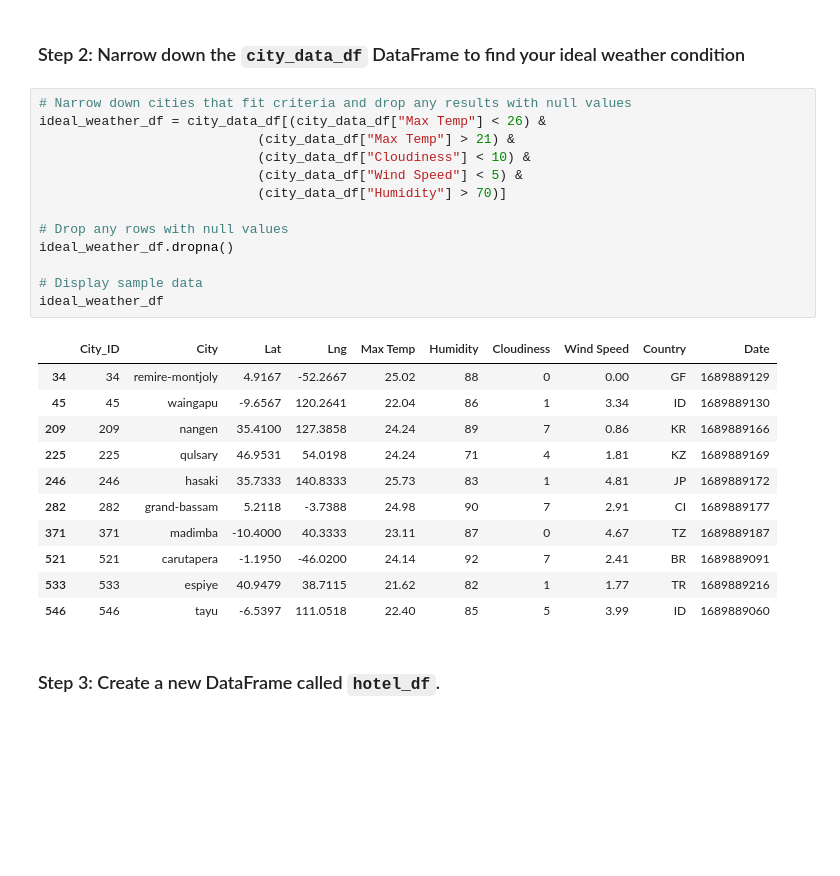
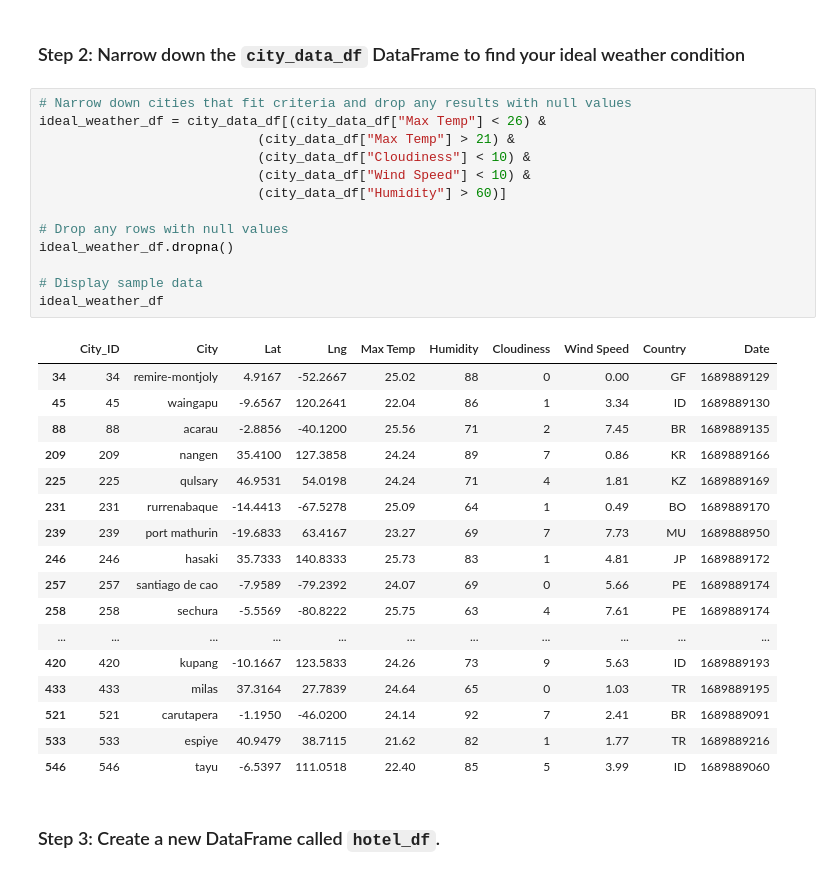
Before and after one commit to JLaydeJ/python-api-challenge, a Jupyter notebook: WeatherPy/VacationPy.ipynb, the cells around one changed output. Drawn from its saved outputs; the diff is of its cells as text; blank space fills up the shorter version.

```diff
--- a/WeatherPy/VacationPy.ipynb
+++ b/WeatherPy/VacationPy.ipynb
@@ -55,25 +55,31 @@ city_map
 # %%
 # Narrow down cities that fit criteria and drop any results with null values
 ideal_weather_df = city_data_df[(city_data_df["Max Temp"] < 26) &
                             (city_data_df["Max Temp"] > 21) &
                             (city_data_df["Cloudiness"] < 10) &
-                            (city_data_df["Wind Speed"] < 5) &
-                            (city_data_df["Humidity"] > 70)]
+                            (city_data_df["Wind Speed"] < 10) &
+                            (city_data_df["Humidity"] > 60)]
 
 # Drop any rows with null values
 ideal_weather_df.dropna()
 
 # Display sample data
 ideal_weather_df
 # %% [output]
 |  | City_ID | City | Lat | Lng | Max Temp | Humidity | Cloudiness | Wind Speed | Country | Date |
 | 34 | 34 | remire-montjoly | 4.9167 | -52.2667 | 25.02 | 88 | 0 | 0.00 | GF | 1689889129 |
 | 45 | 45 | waingapu | -9.6567 | 120.2641 | 22.04 | 86 | 1 | 3.34 | ID | 1689889130 |
+| 88 | 88 | acarau | -2.8856 | -40.1200 | 25.56 | 71 | 2 | 7.45 | BR | 1689889135 |
 | 209 | 209 | nangen | 35.4100 | 127.3858 | 24.24 | 89 | 7 | 0.86 | KR | 1689889166 |
 | 225 | 225 | qulsary | 46.9531 | 54.0198 | 24.24 | 71 | 4 | 1.81 | KZ | 1689889169 |
+| 231 | 231 | rurrenabaque | -14.4413 | -67.5278 | 25.09 | 64 | 1 | 0.49 | BO | 1689889170 |
+| 239 | 239 | port mathurin | -19.6833 | 63.4167 | 23.27 | 69 | 7 | 7.73 | MU | 1689888950 |
 | 246 | 246 | hasaki | 35.7333 | 140.8333 | 25.73 | 83 | 1 | 4.81 | JP | 1689889172 |
-| 282 | 282 | grand-bassam | 5.2118 | -3.7388 | 24.98 | 90 | 7 | 2.91 | CI | 1689889177 |
-| 371 | 371 | madimba | -10.4000 | 40.3333 | 23.11 | 87 | 0 | 4.67 | TZ | 1689889187 |
+| 257 | 257 | santiago de cao | -7.9589 | -79.2392 | 24.07 | 69 | 0 | 5.66 | PE | 1689889174 |
+| 258 | 258 | sechura | -5.5569 | -80.8222 | 25.75 | 63 | 4 | 7.61 | PE | 1689889174 |
+| ... | ... | ... | ... | ... | ... | ... | ... | ... | ... | ... |
+| 420 | 420 | kupang | -10.1667 | 123.5833 | 24.26 | 73 | 9 | 5.63 | ID | 1689889193 |
+| 433 | 433 | milas | 37.3164 | 27.7839 | 24.64 | 65 | 0 | 1.03 | TR | 1689889195 |
 | 521 | 521 | carutapera | -1.1950 | -46.0200 | 24.14 | 92 | 7 | 2.41 | BR | 1689889091 |
 | 533 | 533 | espiye | 40.9479 | 38.7115 | 21.62 | 82 | 1 | 1.77 | TR | 1689889216 |
 | 546 | 546 | tayu | -6.5397 | 111.0518 | 22.40 | 85 | 5 | 3.99 | ID | 1689889060 |
```
Also changed, not shown: parts of 4 cells of this notebook.
